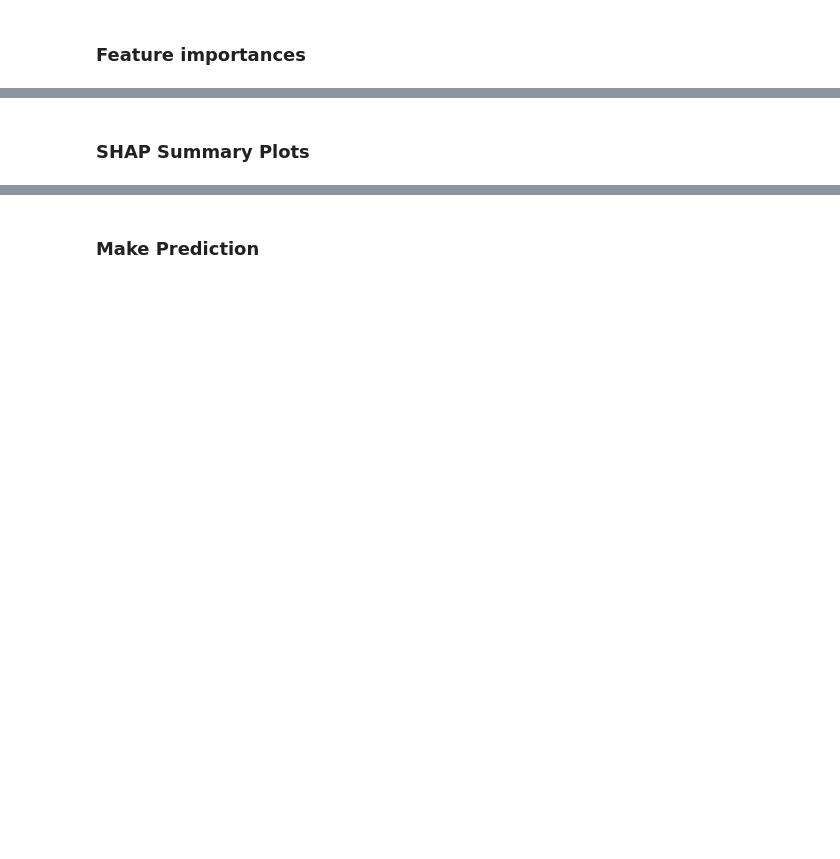
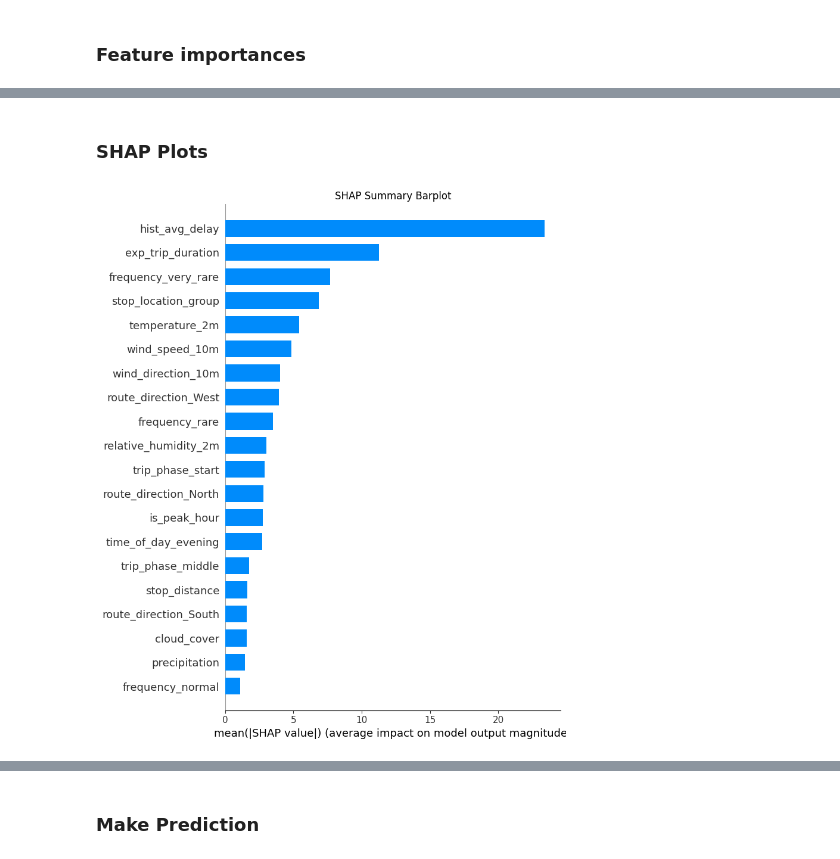
Before and after one commit to nadpierre/stm-transit-delay-prediction, a Jupyter notebook: notebooks/data_modeling.ipynb, the cells around one changed output, grey strips where cells are left out. Drawn from its saved outputs; the diff is of its cells as text; code cells hidden in the pictures; blank space fills up the shorter version.

```diff
--- a/notebooks/data_modeling.ipynb
+++ b/notebooks/data_modeling.ipynb
@@ -579,5 +728,5 @@ shap_abs_mean = np.abs(shap_values).mean(axis=0)
 shap_df = pd.DataFrame({
     'feature': X_val.columns,
     'mean_abs_shap': shap_abs_mean
-}).sort_values('mean_abs_shap', ascending=False)
+}).sort_values('mean_abs_shap')
 shap_df.head()
@@ -626,7 +820,7 @@ reg_metrics_df
 ## Retune Parameters
 # %%
 param_dist = {
-  'iterations': [100, 500, 1000],
+  'iterations': [50, 100],
   'learning_rate': [0.01, 0.05, 0.1],
   'depth': [6, 8, 10],
   'l2_leaf_reg': [1, 3, 5],
@@ -694,17 +992,15 @@ plot_feat_importance(feature_importances, 'cat_reg_final')
 # %% [markdown]
-### SHAP Summary Plots
+### SHAP Plots
 # %%
 # Initialize SHAP
 sample_size = 250 # sample validation set to prevent memory overload
-X_test_sample = X_test.sample(n=sample_size, random_state=42)
+X_test_sample = X_test_pruned.sample(n=sample_size, random_state=42)
 explainer = shap.TreeExplainer(final_model)
 shap_values = explainer.shap_values(X_test_sample)
 # %%
 # Summary barplot
-shap.summary_plot(shap_values, X_test_sample, plot_type='bar', show=False)
-plt.title('SHAP Summary Barplot')
-plt.tight_layout()
-plt.savefig(f'../images/shap_barplot_cat_reg_final.png', bbox_inches='tight')
-plt.show()
+shap_plot(shap_values, X_test_sample, 'cat_reg_final', barplot=True)
+# %% [output]
+[figure, added]
 # %%
 # Summary beeswarm plot
```
Also changed, not shown: parts of 42 cells of this notebook, 17 other files.
